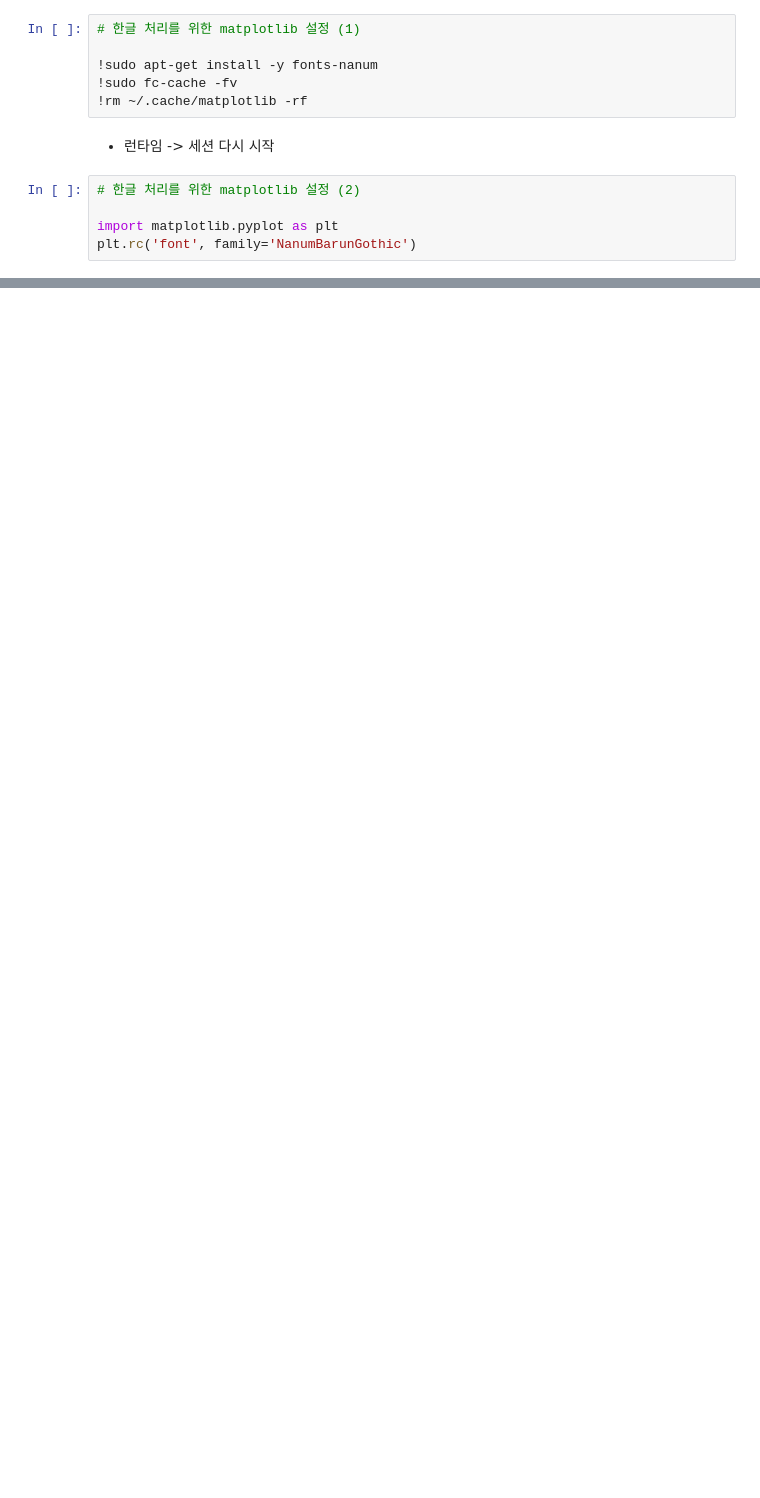
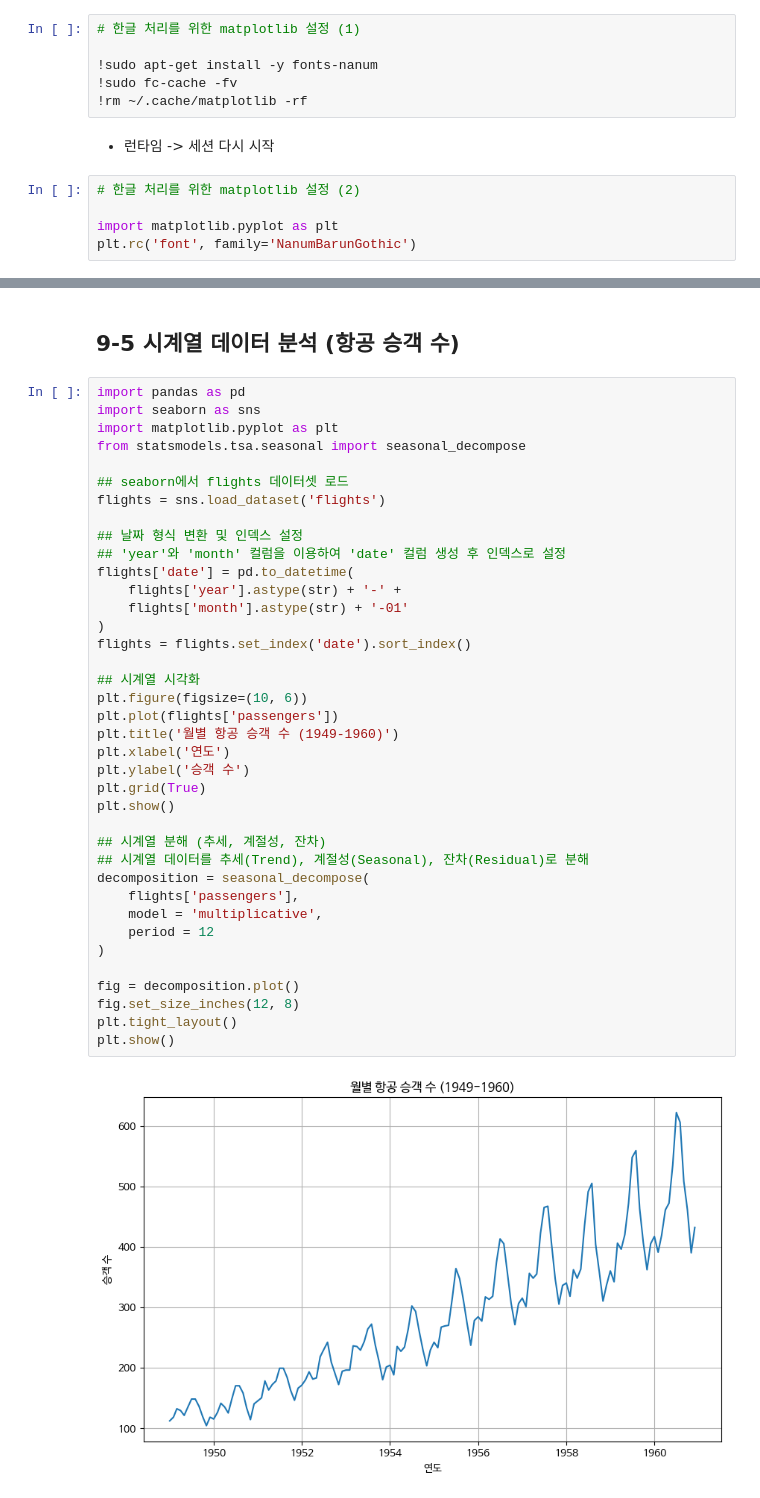
Before and after one commit to HYA6/DataAnalysis, a Jupyter notebook: OpenSourceDataAnalysis_09.ipynb, the cells around one changed output, grey strips where cells are left out. Saved outputs shown, nothing was run; the diff lists cells and outputs as text; blank space fills up the shorter version.

```diff
--- a/OpenSourceDataAnalysis_09.ipynb
+++ b/OpenSourceDataAnalysis_09.ipynb
@@ -460,0 +163,42 @@ plt.show()
+# %% [markdown]
+## 9-5 시계열 데이터 분석 (항공 승객 수)
+# %%
+import pandas as pd
+import seaborn as sns
+import matplotlib.pyplot as plt
+from statsmodels.tsa.seasonal import seasonal_decompose
+
+## seaborn에서 flights 데이터셋 로드
+flights = sns.load_dataset('flights')
+
+## 날짜 형식 변환 및 인덱스 설정
+## 'year'와 'month' 컬럼을 이용하여 'date' 컬럼 생성 후 인덱스로 설정
+flights['date'] = pd.to_datetime(
+    flights['year'].astype(str) + '-' +
+    flights['month'].astype(str) + '-01'
+)
+flights = flights.set_index('date').sort_index()
+
+## 시계열 시각화
+plt.figure(figsize=(10, 6))
+plt.plot(flights['passengers'])
+plt.title('월별 항공 승객 수 (1949-1960)')
+plt.xlabel('연도')
+plt.ylabel('승객 수')
+plt.grid(True)
+plt.show()
+
+## 시계열 분해 (추세, 계절성, 잔차)
+## 시계열 데이터를 추세(Trend), 계절성(Seasonal), 잔차(Residual)로 분해
+decomposition = seasonal_decompose(
+    flights['passengers'],
+    model = 'multiplicative',
+    period = 12
+)
+
+fig = decomposition.plot()
+fig.set_size_inches(12, 8)
+plt.tight_layout()
+plt.show()
+# %% [output]
+[figure, added]
```
Also changed, not shown: parts of 71 cells of this notebook.
